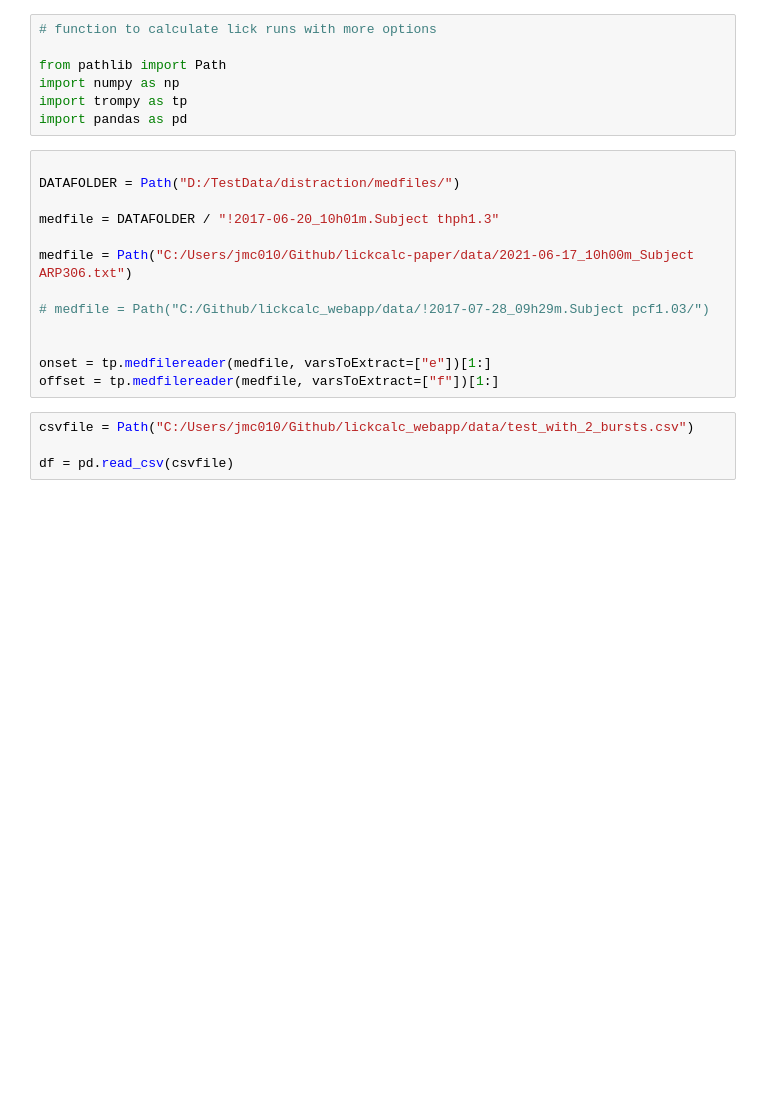
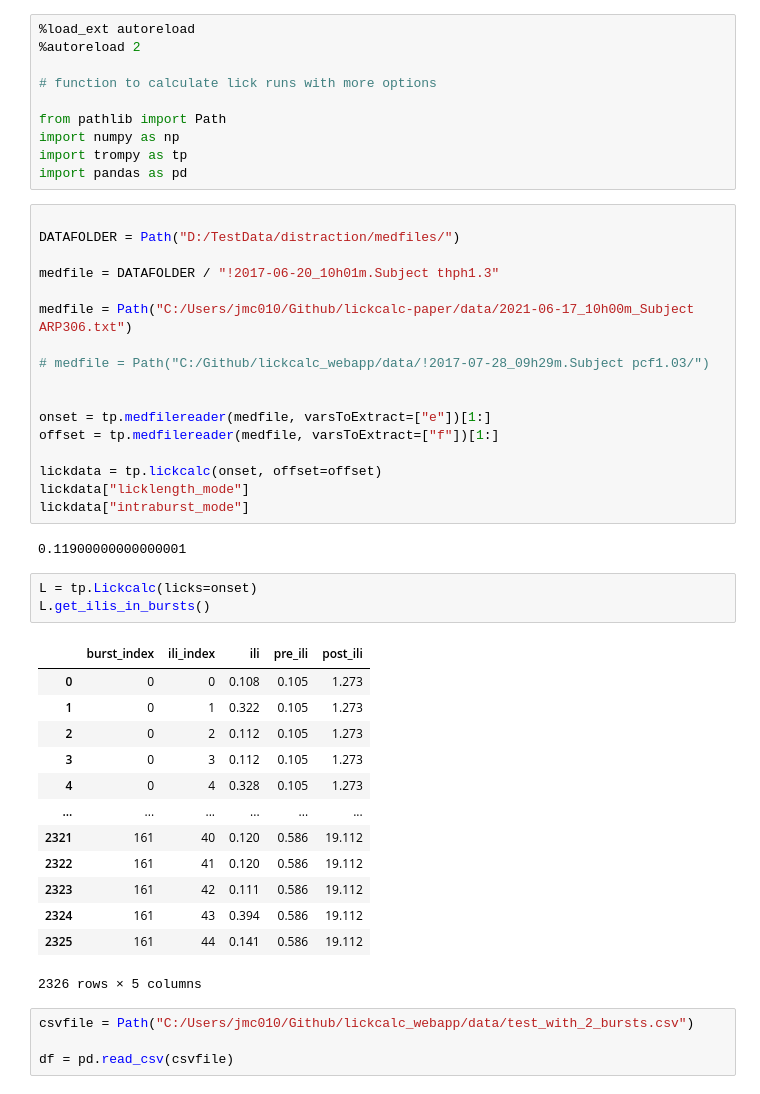
Before and after one commit to mccutcheonlab/trompy, a Jupyter notebook: notebooks/lickcalc modifications.ipynb, the cells around one changed output. Cells and saved outputs as stored; diff of their text form; blank space fills up the shorter version.

Commit message:
added intraburst mode, licklength mode and ili analysis

```diff
--- a/notebooks/lickcalc modifications.ipynb
+++ b/notebooks/lickcalc modifications.ipynb
@@ -1,4 +1,7 @@
 # %%
+%load_ext autoreload
+%autoreload 2
+
 # function to calculate lick runs with more options
 
 from pathlib import Path
@@ -18,6 +21,29 @@ medfile = Path("C:/Users/jmc010/Github/lickcalc-paper/data/2021-06-17_10h00m_Sub
 
 onset = tp.medfilereader(medfile, varsToExtract=["e"])[1:]
 offset = tp.medfilereader(medfile, varsToExtract=["f"])[1:]
+
+lickdata = tp.lickcalc(onset, offset=offset)
+lickdata["licklength_mode"]
+lickdata["intraburst_mode"]
+# %% [output]
+0.11900000000000001
+# %%
+L = tp.Lickcalc(licks=onset)
+L.get_ilis_in_bursts()
+# %% [output]
+|  | burst_index | ili_index | ili | pre_ili | post_ili |
+| 0 | 0 | 0 | 0.108 | 0.105 | 1.273 |
+| 1 | 0 | 1 | 0.322 | 0.105 | 1.273 |
+| 2 | 0 | 2 | 0.112 | 0.105 | 1.273 |
+| 3 | 0 | 3 | 0.112 | 0.105 | 1.273 |
+| 4 | 0 | 4 | 0.328 | 0.105 | 1.273 |
+| ... | ... | ... | ... | ... | ... |
+| 2321 | 161 | 40 | 0.120 | 0.586 | 19.112 |
+| 2322 | 161 | 41 | 0.120 | 0.586 | 19.112 |
+| 2323 | 161 | 42 | 0.111 | 0.586 | 19.112 |
+| 2324 | 161 | 43 | 0.394 | 0.586 | 19.112 |
+| 2325 | 161 | 44 | 0.141 | 0.586 | 19.112 |
+2326 rows × 5 columns
 # %%
 csvfile = Path("C:/Users/jmc010/Github/lickcalc_webapp/data/test_with_2_bursts.csv")
 
```
Also changed, not shown: 2 other files.
